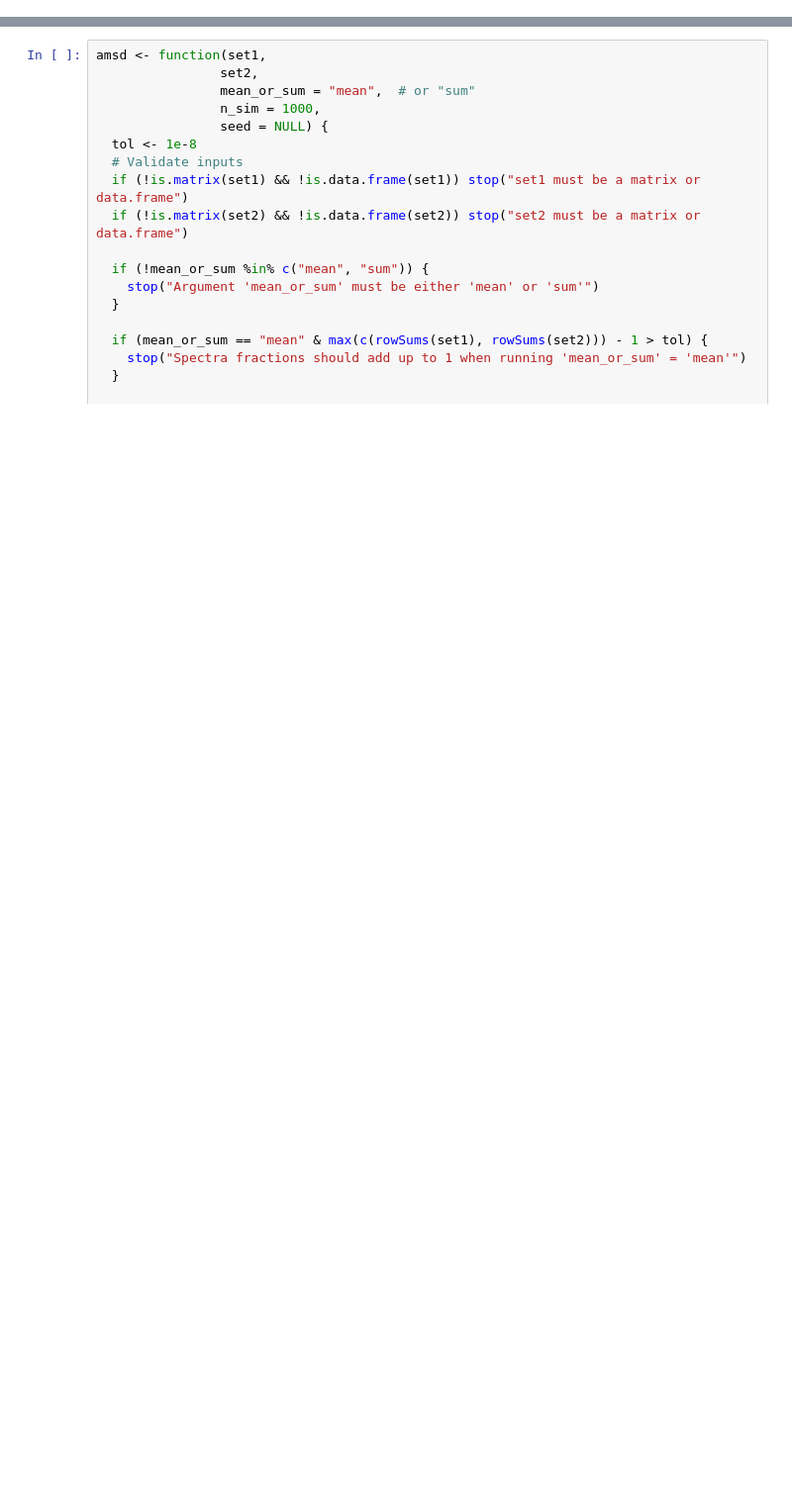
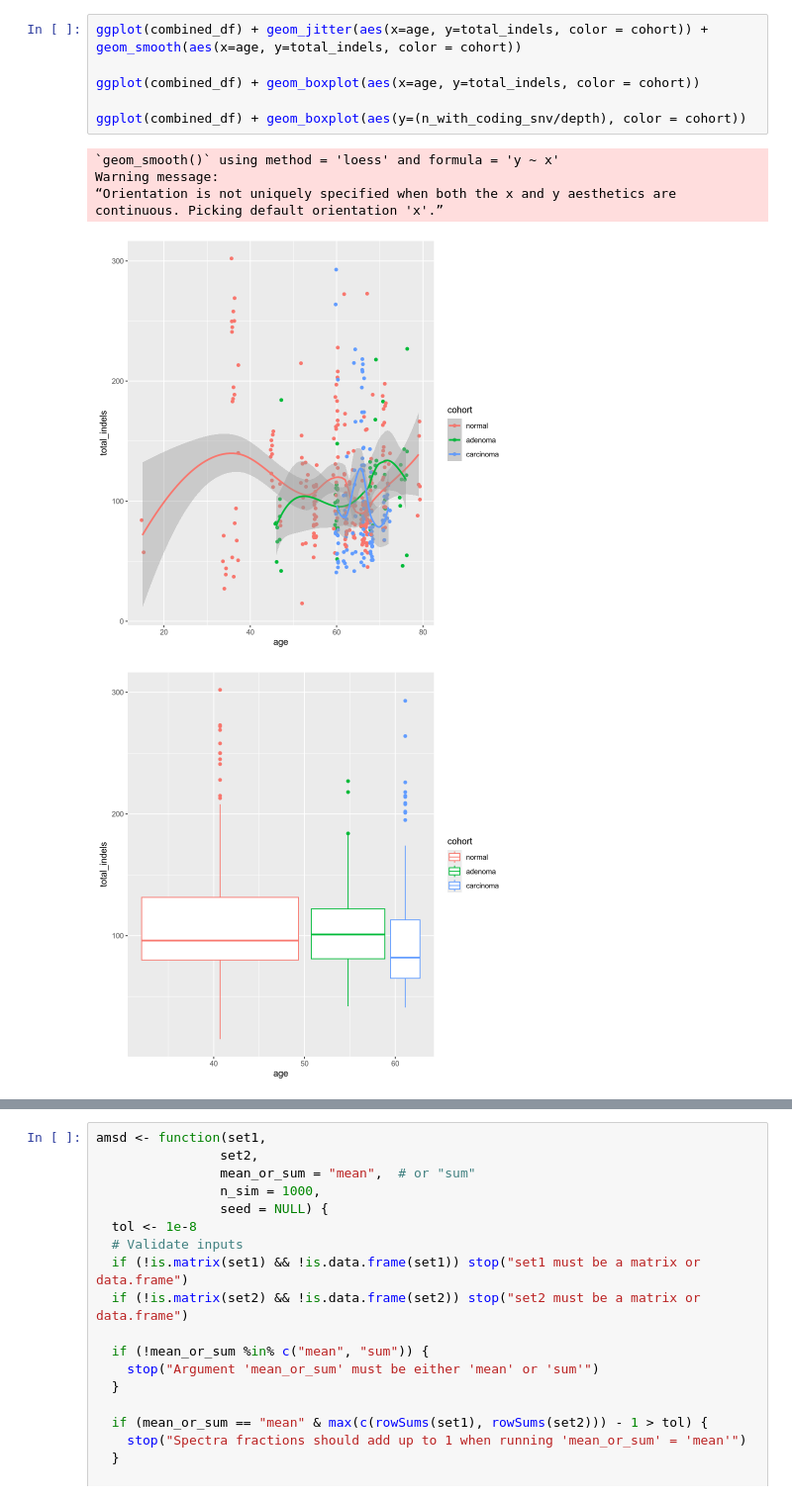
Before and after one commit to laurelhiatt/SEMIColon, a Jupyter notebook: scripts/figures/Figure2.ipynb, the cells around one changed output, grey strips where cells are left out. Shown at 99% size. Drawn from its saved outputs; the diff is of its cells as text; blank space fills up the shorter version.

```diff
--- a/scripts/figures/Figure2.ipynb
+++ b/scripts/figures/Figure2.ipynb
@@ -21,0 +111,13 @@ library(sigfit)
+# %%
+ggplot(combined_df) + geom_jitter(aes(x=age, y=total_indels, color = cohort)) + geom_smooth(aes(x=age, y=total_indels, color = cohort))
+
+ggplot(combined_df) + geom_boxplot(aes(x=age, y=total_indels, color = cohort))
+
+ggplot(combined_df) + geom_boxplot(aes(y=(n_with_coding_snv/depth), color = cohort))
+# %% [output]
+`geom_smooth()` using method = 'loess' and formula = 'y ~ x'
+Warning message:
+“Orientation is not uniquely specified when both the x and y aesthetics are
+continuous. Picking default orientation 'x'.”
+[figure, added]
+[figure, added]
```
Also changed, not shown: parts of 30 cells of this notebook, 5 other files.
